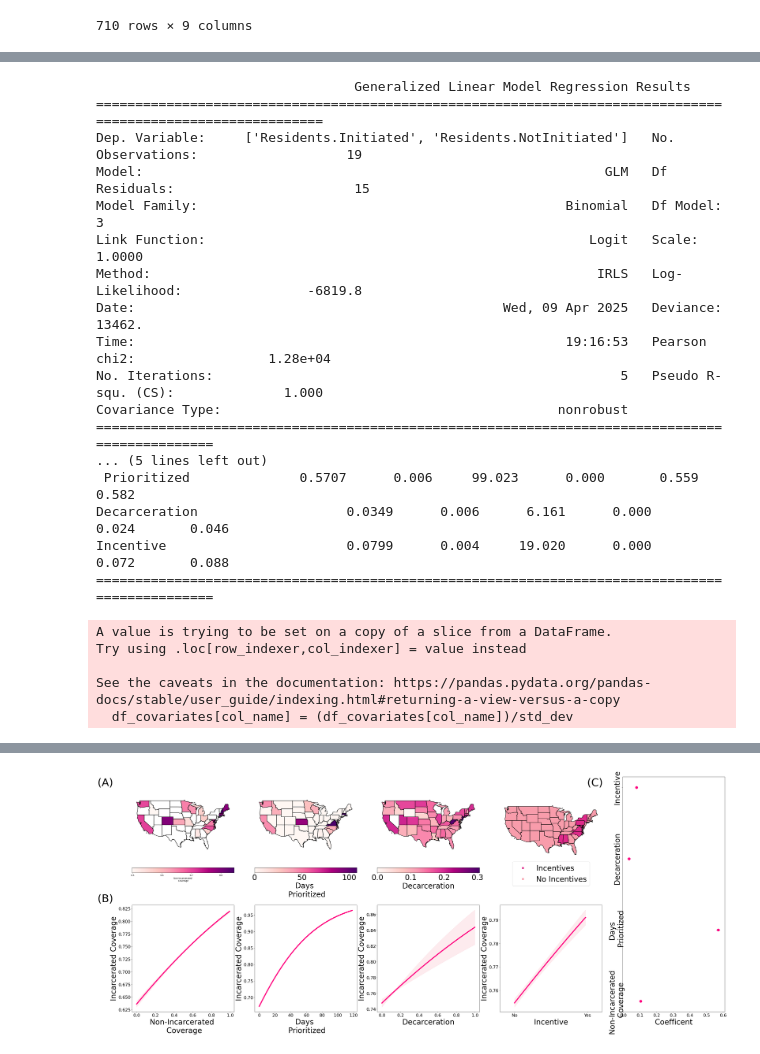
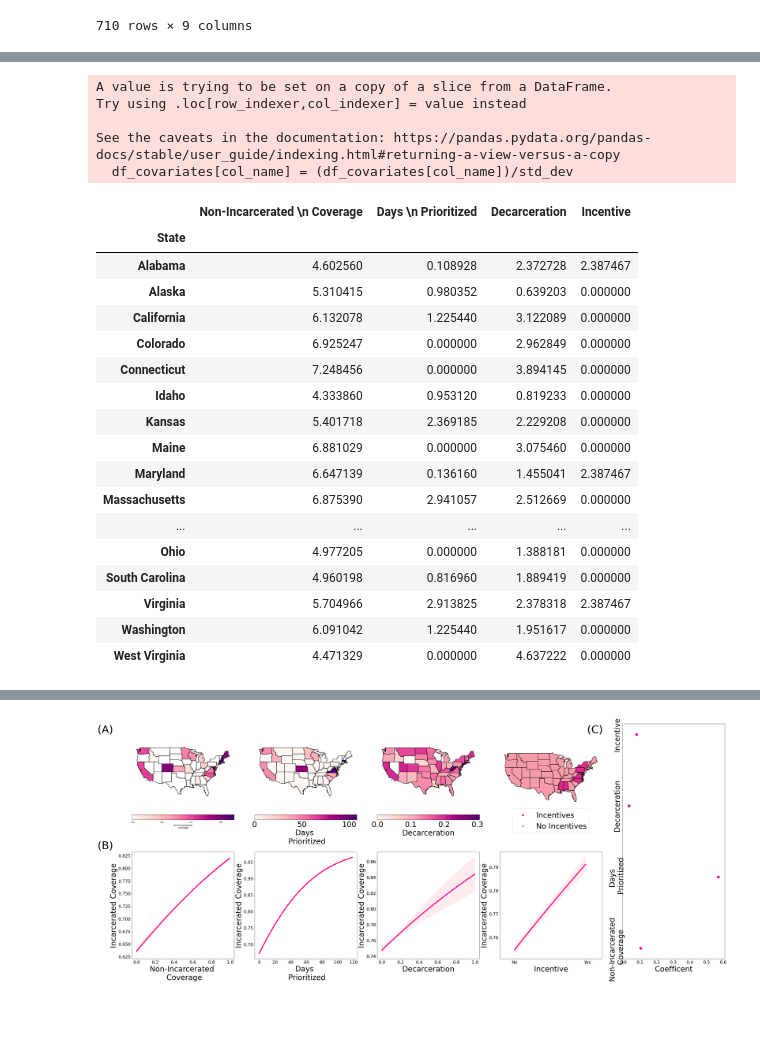
Before and after one commit to bansallab/incarcerated_vacc, a Jupyter notebook: Regression_final.ipynb, the cells around one changed output, grey strips where cells are left out. Saved outputs shown, nothing was run; the diff lists cells and outputs as text; code cells hidden in the pictures; blank space fills up the shorter version.

```diff
--- a/Regression_final.ipynb
+++ b/Regression_final.ipynb
@@ -221,53 +233,56 @@ df
 # %%
 # response
 df_proper = df[df['Residents.Initiated'].notna()]
 
 df_proper = df_proper[df_proper['Residents.NotInitiated'].notna()]
 df_proper = df_proper[df_proper["Non-Incarcerated \n Coverage"].notna()]
 df_proper = df_proper[df_proper["Days \n Prioritized"].notna()]
 df_proper = df_proper[df_proper['Decarceration'].notna()]
 df_proper = df_proper[df_proper['Incentive'].notna()]
 
 df_response = df_proper[['Residents.Initiated', 'Residents.NotInitiated']]
 
 #covariates
+
 df_covariates = df_proper[["Non-Incarcerated \n Coverage", "Days \n Prioritized", 'Decarceration','Incentive']]
-
+df_hist=df_covariates
 # standardize covariates
 for col_name in df_covariates.columns:
     # Check if standard deviation is 0 to avoid division by zero
     std_dev = df_covariates[col_name].std()
     if std_dev == 0:
         # Handle the case where standard deviation is 0, e.g., set it to a small value
         std_dev = 1e-6  # Or another appropriate value
     df_covariates[col_name] = (df_covariates[col_name])/std_dev
 
 glm_binom = sma.GLM(df_response, df_covariates, family=sma.families.Binomial())
 res = glm_binom.fit()
-print(res.summary())
+#print(res.summary())
+df_hist
 # %% [output]
-                                 Generalized Linear Model Regression Results
-=============================================================================================================
-Dep. Variable:     ['Residents.Initiated', 'Residents.NotInitiated']   No. Observations:                   19
-Model:                                                           GLM   Df Residuals:                       15
-Model Family:                                               Binomial   Df Model:                            3
-Link Function:                                                 Logit   Scale:                          1.0000
-Method:                                                         IRLS   Log-Likelihood:                -6819.8
-Date:                                               Wed, 09 Apr 2025   Deviance:                       13462.
-Time:                                                       19:16:53   Pearson chi2:                 1.28e+04
-No. Iterations:                                                    5   Pseudo R-squ. (CS):              1.000
-Covariance Type:                                           nonrobust
-===============================================================================================
-... (5 lines left out)
- Prioritized              0.5707      0.006     99.023      0.000       0.559       0.582
-Decarceration                   0.0349      0.006      6.161      0.000       0.024       0.046
-Incentive                       0.0799      0.004     19.020      0.000       0.072       0.088
-===============================================================================================
+A value is trying to be set on a copy of a slice from a DataFrame.
+Try using .loc[row_indexer,col_indexer] = value instead
+
+See the caveats in the documentation: https://pandas.pydata.org/pandas-docs/stable/user_guide/indexing.html#returning-a-view-versus-a-copy
+  df_covariates[col_name] = (df_covariates[col_name])/std_dev
-A value is trying to be set on a copy of a slice from a DataFrame.
-Try using .loc[row_indexer,col_indexer] = value instead
-
-See the caveats in the documentation: https://pandas.pydata.org/pandas-docs/stable/user_guide/indexing.html#returning-a-view-versus-a-copy
-  df_covariates[col_name] = (df_covariates[col_name])/std_dev
+|  | Non-Incarcerated \n Coverage | Days \n Prioritized | Decarceration | Incentive |
+| State |  |  |  |  |
+| Alabama | 4.602560 | 0.108928 | 2.372728 | 2.387467 |
+| Alaska | 5.310415 | 0.980352 | 0.639203 | 0.000000 |
+| California | 6.132078 | 1.225440 | 3.122089 | 0.000000 |
+| Colorado | 6.925247 | 0.000000 | 2.962849 | 0.000000 |
+| Connecticut | 7.248456 | 0.000000 | 3.894145 | 0.000000 |
+| Idaho | 4.333860 | 0.953120 | 0.819233 | 0.000000 |
+| Kansas | 5.401718 | 2.369185 | 2.229208 | 0.000000 |
+| Maine | 6.881029 | 0.000000 | 3.075460 | 0.000000 |
+| Maryland | 6.647139 | 0.136160 | 1.455041 | 2.387467 |
+| Massachusetts | 6.875390 | 2.941057 | 2.512669 | 0.000000 |
+| ... | ... | ... | ... | ... |
+| Ohio | 4.977205 | 0.000000 | 1.388181 | 0.000000 |
+| South Carolina | 4.960198 | 0.816960 | 1.889419 | 0.000000 |
+| Virginia | 5.704966 | 2.913825 | 2.378318 | 2.387467 |
+| Washington | 6.091042 | 1.225440 | 1.951617 | 0.000000 |
+| West Virginia | 4.471329 | 0.000000 | 4.637222 | 0.000000 |
 # %%
 import geopandas
 states = geopandas.read_file(wd+'Data/States_shapefile.shx')
```
Also changed, not shown: parts of 3 cells of this notebook.
